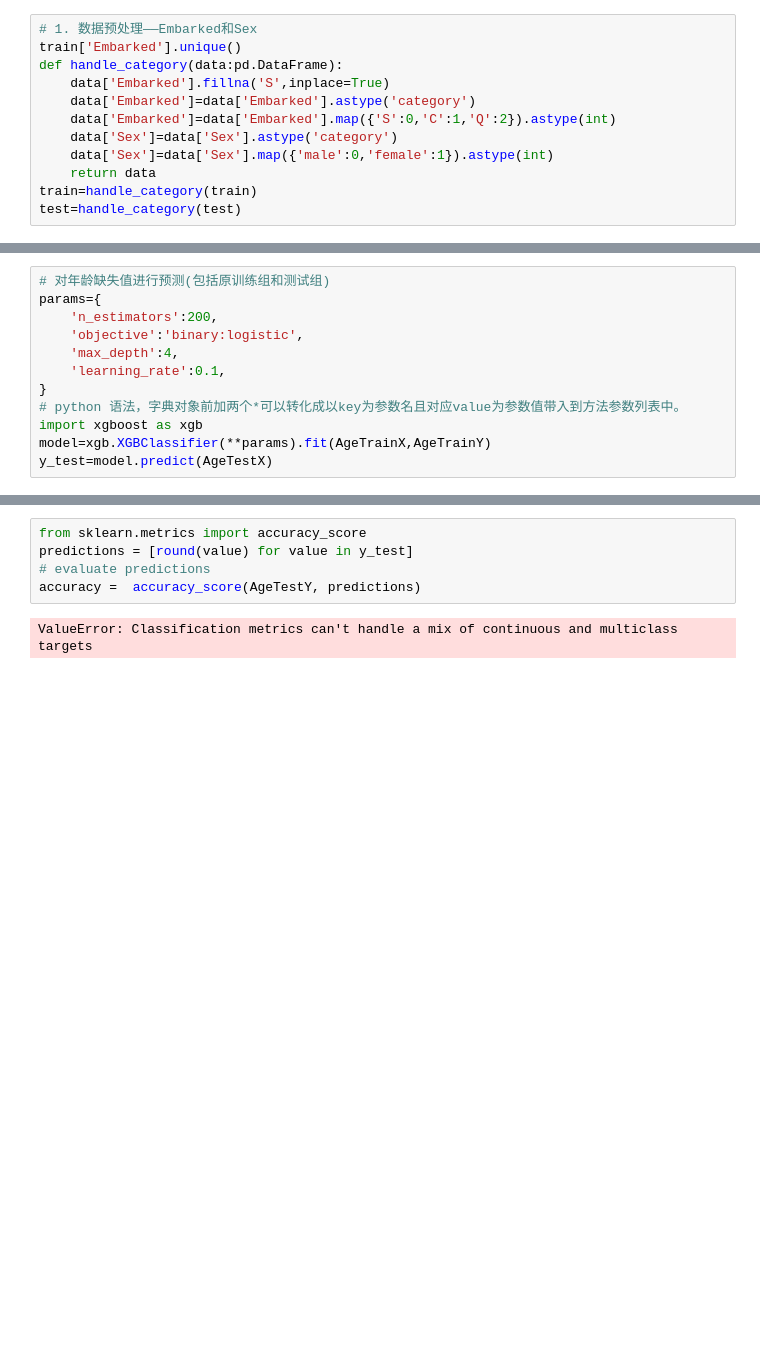
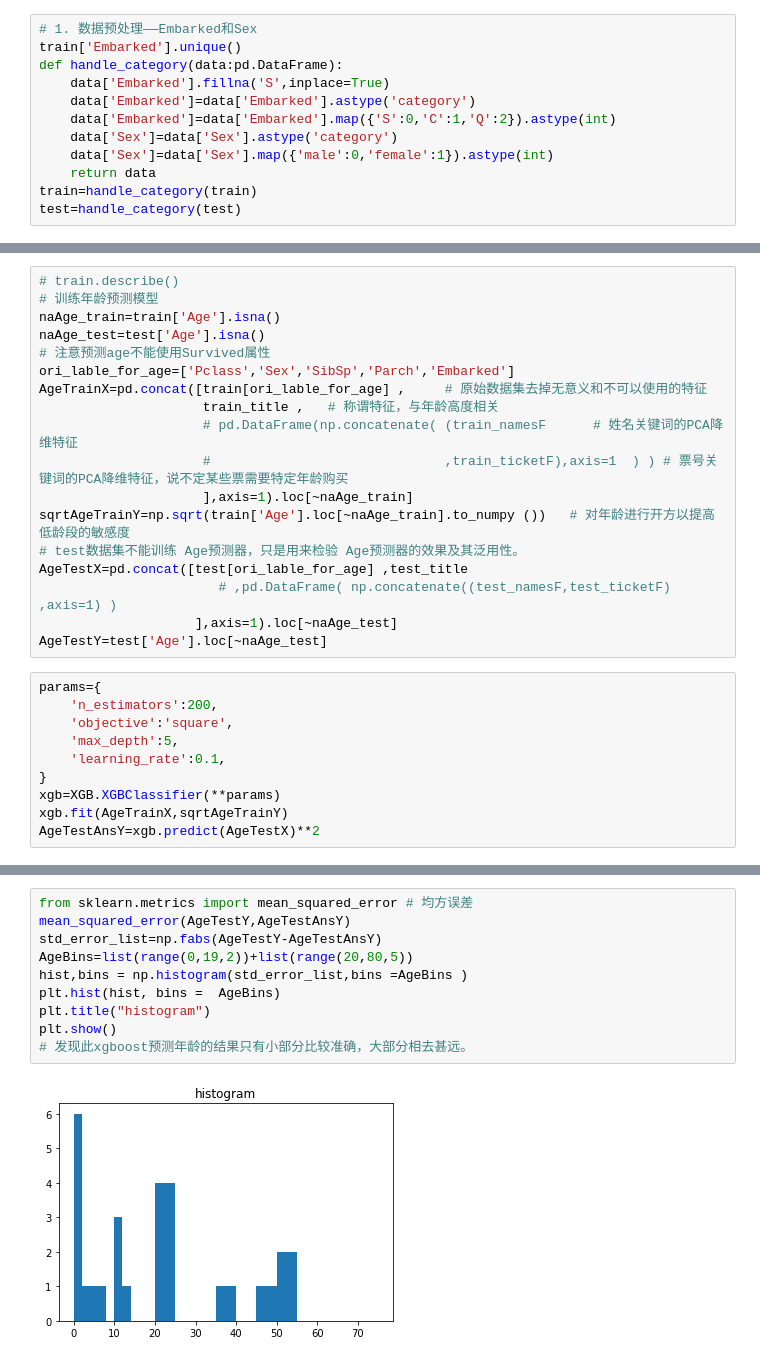
Before and after one commit to javaleeqqcom/titanic_prediction, a Jupyter notebook: titanic_data_pre-processing_V2.ipynb, the cells around one changed output, grey strips where cells are left out. Saved outputs shown, nothing was run; the diff lists cells and outputs as text; blank space fills up the shorter version.

```diff
--- a/titanic_data_pre-processing_V2.ipynb
+++ b/titanic_data_pre-processing_V2.ipynb
@@ -156,13 +146,29 @@ KeyError: "['Mr.' 'Mrs.' 'Miss.' 'Master.' 'Dr.'] not found in axis"
+# %%
+# train.describe()
+# 训练年龄预测模型
+naAge_train=train['Age'].isna()
+naAge_test=test['Age'].isna()
+# 注意预测age不能使用Survived属性
+ori_lable_for_age=['Pclass','Sex','SibSp','Parch','Embarked']
+AgeTrainX=pd.concat([train[ori_lable_for_age] ,     # 原始数据集去掉无意义和不可以使用的特征
+                     train_title ,   # 称谓特征，与年龄高度相关
+                     # pd.DataFrame(np.concatenate( (train_namesF      # 姓名关键词的PCA降维特征
+                     #                              ,train_ticketF),axis=1  ) ) # 票号关键词的PCA降维特征，说不定某些票需要特定年龄购买
+                     ],axis=1).loc[~naAge_train]
+sqrtAgeTrainY=np.sqrt(train['Age'].loc[~naAge_train].to_numpy ())   # 对年龄进行开方以提高低龄段的敏感度
+# test数据集不能训练 Age预测器，只是用来检验 Age预测器的效果及其泛用性。
+AgeTestX=pd.concat([test[ori_lable_for_age] ,test_title
+                       # ,pd.DataFrame( np.concatenate((test_namesF,test_ticketF) ,axis=1) )
+                    ],axis=1).loc[~naAge_test]
+AgeTestY=test['Age'].loc[~naAge_test]
 # %%
-# 对年龄缺失值进行预测(包括原训练组和测试组)
 params={
     'n_estimators':200,
-    'objective':'binary:logistic',
-    'max_depth':4,
+    'objective':'square',
+    'max_depth':5,
     'learning_rate':0.1,
 }
-# python 语法，字典对象前加两个*可以转化成以key为参数名且对应value为参数值带入到方法参数列表中。
-import xgboost as xgb
-model=xgb.XGBClassifier(**params).fit(AgeTrainX,AgeTrainY)
-y_test=model.predict(AgeTestX)
+xgb=XGB.XGBClassifier(**params)
+xgb.fit(AgeTrainX,sqrtAgeTrainY)
+AgeTestAnsY=xgb.predict(AgeTestX)**2
 # %% [output]
@@ -170,7 +176,12 @@ y_test=model.predict(AgeTestX)
-# %%
-from sklearn.metrics import accuracy_score
-predictions = [round(value) for value in y_test]
-# evaluate predictions
-accuracy =  accuracy_score(AgeTestY, predictions)
-# %% [output]
-ValueError: Classification metrics can't handle a mix of continuous and multiclass targets
+# %%
+from sklearn.metrics import mean_squared_error # 均方误差
+mean_squared_error(AgeTestY,AgeTestAnsY)
+std_error_list=np.fabs(AgeTestY-AgeTestAnsY)
+AgeBins=list(range(0,19,2))+list(range(20,80,5))
+hist,bins = np.histogram(std_error_list,bins =AgeBins )
+plt.hist(hist, bins =  AgeBins)
+plt.title("histogram")
+plt.show()
+# 发现此xgboost预测年龄的结果只有小部分比较准确，大部分相去甚远。
+# %% [output]
+[figure, added]
```
Also changed, not shown: parts of 17 cells of this notebook, 1 other file.
